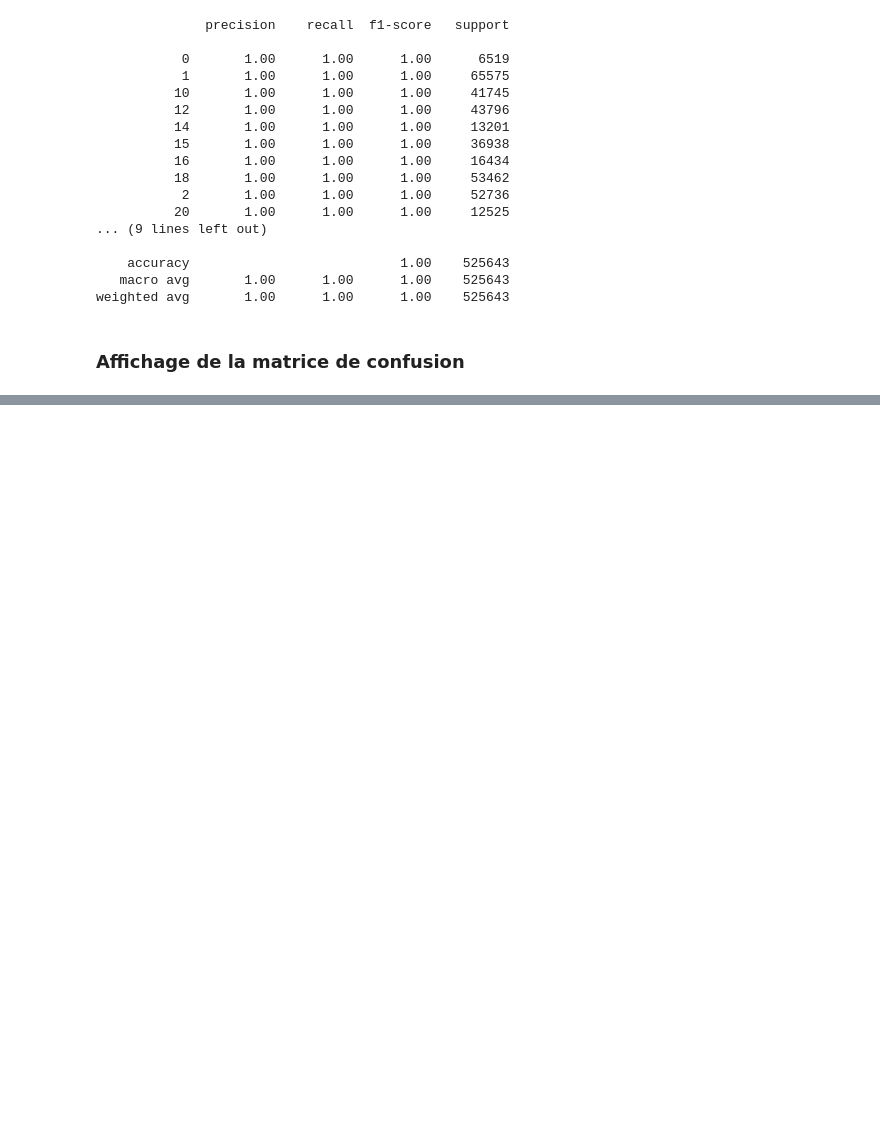
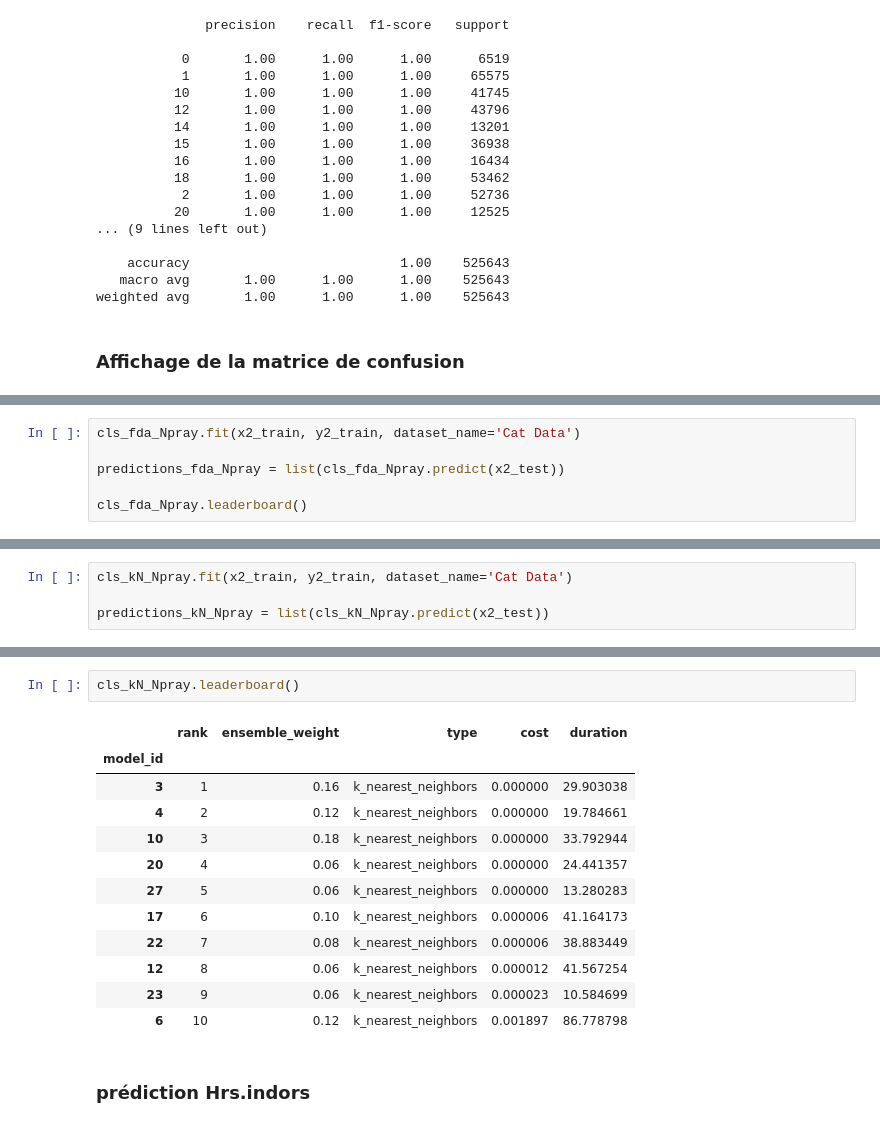
Before and after one commit to CamilleAstrid/fr.univ-tlse3.Datamining_Ecological_impacts_of_pet_cats, a Jupyter notebook: analysis/clusteror.ipynb, the cells around one changed output, grey strips where cells are left out. Saved outputs shown, nothing was run; the diff lists cells and outputs as text; blank space fills up the shorter version.

```diff
--- a/analysis/clusteror.ipynb
+++ b/analysis/clusteror.ipynb
@@ -665,0 +724,6 @@ array([[ 6519,     0,     0,     0,     0,     0,     0,     0,     0,
+# %%
+cls_fda_Npray.fit(x2_train, y2_train, dataset_name='Cat Data')
+
+predictions_fda_Npray = list(cls_fda_Npray.predict(x2_test))
+
+cls_fda_Npray.leaderboard()
@@ -665,0 +958,4 @@ array([[ 6519,     0,     0,     0,     0,     0,     0,     0,     0,
+# %%
+cls_kN_Npray.fit(x2_train, y2_train, dataset_name='Cat Data')
+
+predictions_kN_Npray = list(cls_kN_Npray.predict(x2_test))
@@ -665,0 +980,17 @@ array([[ 6519,     0,     0,     0,     0,     0,     0,     0,     0,
+# %%
+cls_kN_Npray.leaderboard()
+# %% [output]
+|  | rank | ensemble_weight | type | cost | duration |
+| model_id |  |  |  |  |  |
+| 3 | 1 | 0.16 | k_nearest_neighbors | 0.000000 | 29.903038 |
+| 4 | 2 | 0.12 | k_nearest_neighbors | 0.000000 | 19.784661 |
+| 10 | 3 | 0.18 | k_nearest_neighbors | 0.000000 | 33.792944 |
+| 20 | 4 | 0.06 | k_nearest_neighbors | 0.000000 | 24.441357 |
+| 27 | 5 | 0.06 | k_nearest_neighbors | 0.000000 | 13.280283 |
+| 17 | 6 | 0.10 | k_nearest_neighbors | 0.000006 | 41.164173 |
+| 22 | 7 | 0.08 | k_nearest_neighbors | 0.000006 | 38.883449 |
+| 12 | 8 | 0.06 | k_nearest_neighbors | 0.000012 | 41.567254 |
+| 23 | 9 | 0.06 | k_nearest_neighbors | 0.000023 | 10.584699 |
+| 6 | 10 | 0.12 | k_nearest_neighbors | 0.001897 | 86.778798 |
+# %% [markdown]
+### prédiction Hrs.indors
```
Also changed, not shown: parts of 89 cells of this notebook.
